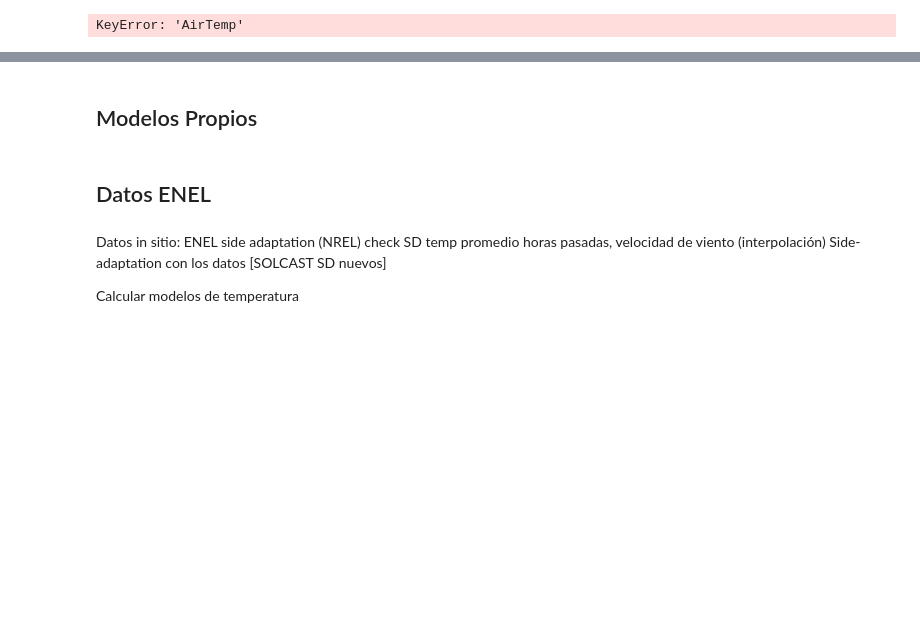
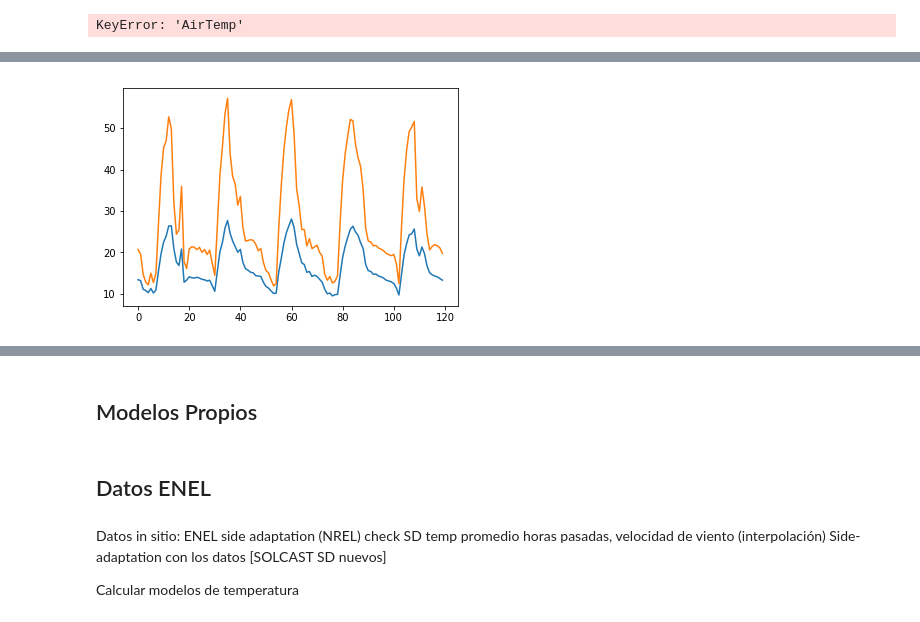
Before and after one commit to sofgutierrez6/ProyectoGrado, a Jupyter notebook: Proyecto_de_Grado.ipynb, the cells around one changed output, grey strips where cells are left out. Cells and saved outputs as stored; diff of their text form; code cells hidden in the pictures; blank space fills up the shorter version.

```diff
--- a/Proyecto_de_Grado.ipynb
+++ b/Proyecto_de_Grado.ipynb
@@ -2336,0 +2449,9 @@ plt.show()
+# %%
+# Gráficas
+x1=range(24*5)
+x2=range(24*5)
+plt.plot(x1,yRoss[:24*5])
+plt.plot(x2,yRisser[:24*5])
+plt.show()
+# %% [output]
+[figure, added]
```
Also changed, not shown: parts of 14 cells of this notebook.
